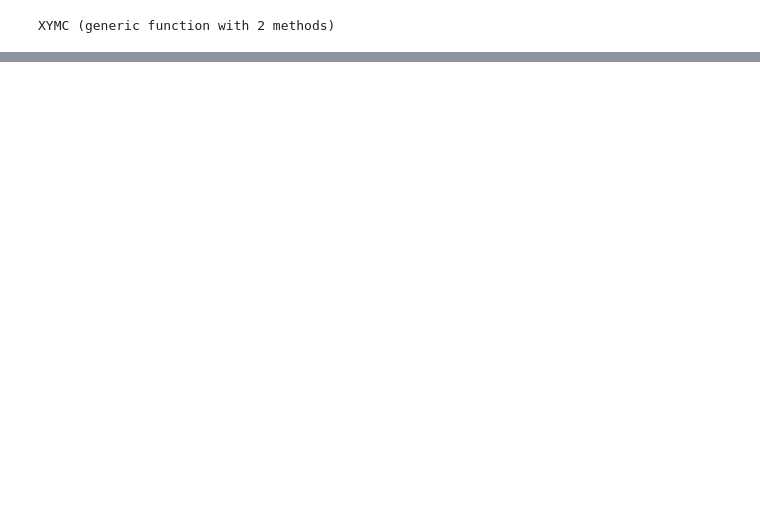
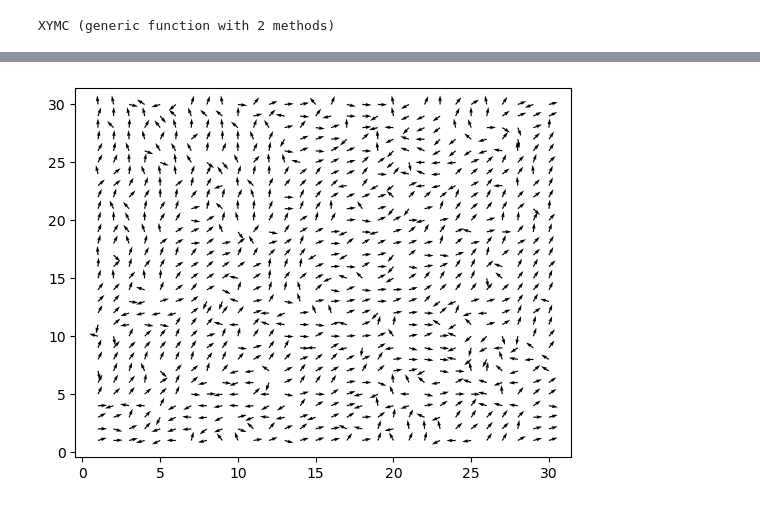
Before and after one commit to yuvalni/condensedNumerics, a Jupyter notebook: ProblemSet2.ipynb, the cells around one changed output, grey strips where cells are left out. Saved outputs shown, nothing was run; the diff lists cells and outputs as text; code cells hidden in the pictures; blank space fills up the shorter version.

```diff
--- a/ProblemSet2.ipynb
+++ b/ProblemSet2.ipynb
@@ -206,0 +244,9 @@ XYMC (generic function with 2 methods)
+# %%
+X = range(1,N, step=1);
+Y = range(1, N, step=1);
+U = map(x->cos(x),reshape(configs[end,:],(N,N)));
+V = map(x->sin(x),reshape(configs[end,:],(N,N)));
+quiver(X,Y,U,V)
+show()
+# %% [output]
+[figure, added]
```
Also changed, not shown: parts of 10 cells of this notebook.
